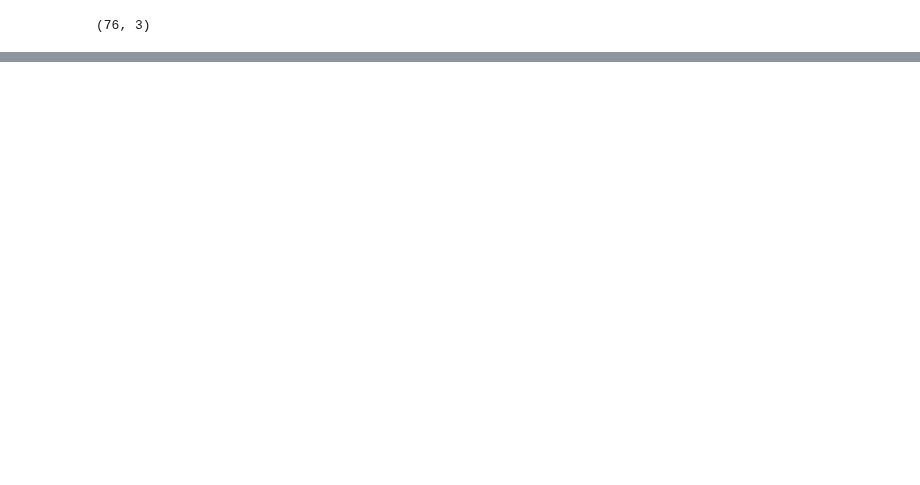
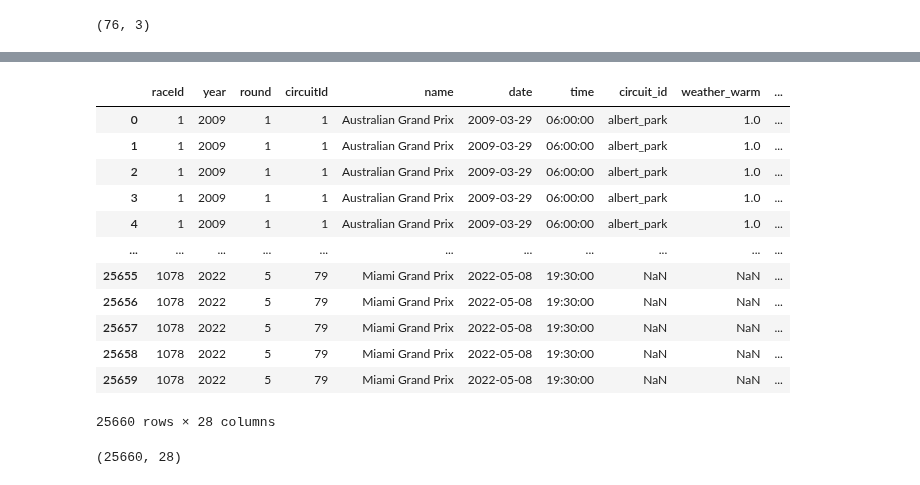
Before and after one commit to Nipun-Gupta26/ML-Project, a Jupyter notebook: merge.ipynb, the cells around one changed output, grey strips where cells are left out. Saved outputs shown, nothing was run; the diff lists cells and outputs as text; code cells hidden in the pictures; blank space fills up the shorter version.

```diff
--- a/merge.ipynb
+++ b/merge.ipynb
@@ -105,0 +159,21 @@ df_4.head()
+# %%
+df_5=pd.merge(df_4,constructor_standings, on = ['raceId', 'constructorId'],how='left')
+df_5
+# %% [output]
+|  | raceId | year | round | circuitId | name | date | time | circuit_id | weather_warm | ... |
+| 0 | 1 | 2009 | 1 | 1 | Australian Grand Prix | 2009-03-29 | 06:00:00 | albert_park | 1.0 | ... |
+| 1 | 1 | 2009 | 1 | 1 | Australian Grand Prix | 2009-03-29 | 06:00:00 | albert_park | 1.0 | ... |
+| 2 | 1 | 2009 | 1 | 1 | Australian Grand Prix | 2009-03-29 | 06:00:00 | albert_park | 1.0 | ... |
+| 3 | 1 | 2009 | 1 | 1 | Australian Grand Prix | 2009-03-29 | 06:00:00 | albert_park | 1.0 | ... |
+| 4 | 1 | 2009 | 1 | 1 | Australian Grand Prix | 2009-03-29 | 06:00:00 | albert_park | 1.0 | ... |
+| ... | ... | ... | ... | ... | ... | ... | ... | ... | ... | ... |
+| 25655 | 1078 | 2022 | 5 | 79 | Miami Grand Prix | 2022-05-08 | 19:30:00 | NaN | NaN | ... |
+| 25656 | 1078 | 2022 | 5 | 79 | Miami Grand Prix | 2022-05-08 | 19:30:00 | NaN | NaN | ... |
+| 25657 | 1078 | 2022 | 5 | 79 | Miami Grand Prix | 2022-05-08 | 19:30:00 | NaN | NaN | ... |
+| 25658 | 1078 | 2022 | 5 | 79 | Miami Grand Prix | 2022-05-08 | 19:30:00 | NaN | NaN | ... |
+| 25659 | 1078 | 2022 | 5 | 79 | Miami Grand Prix | 2022-05-08 | 19:30:00 | NaN | NaN | ... |
+25660 rows × 28 columns
+# %%
+df_5.shape
+# %% [output]
+(25660, 28)
```
Also changed, not shown: parts of 21 cells of this notebook, 1 other file.
